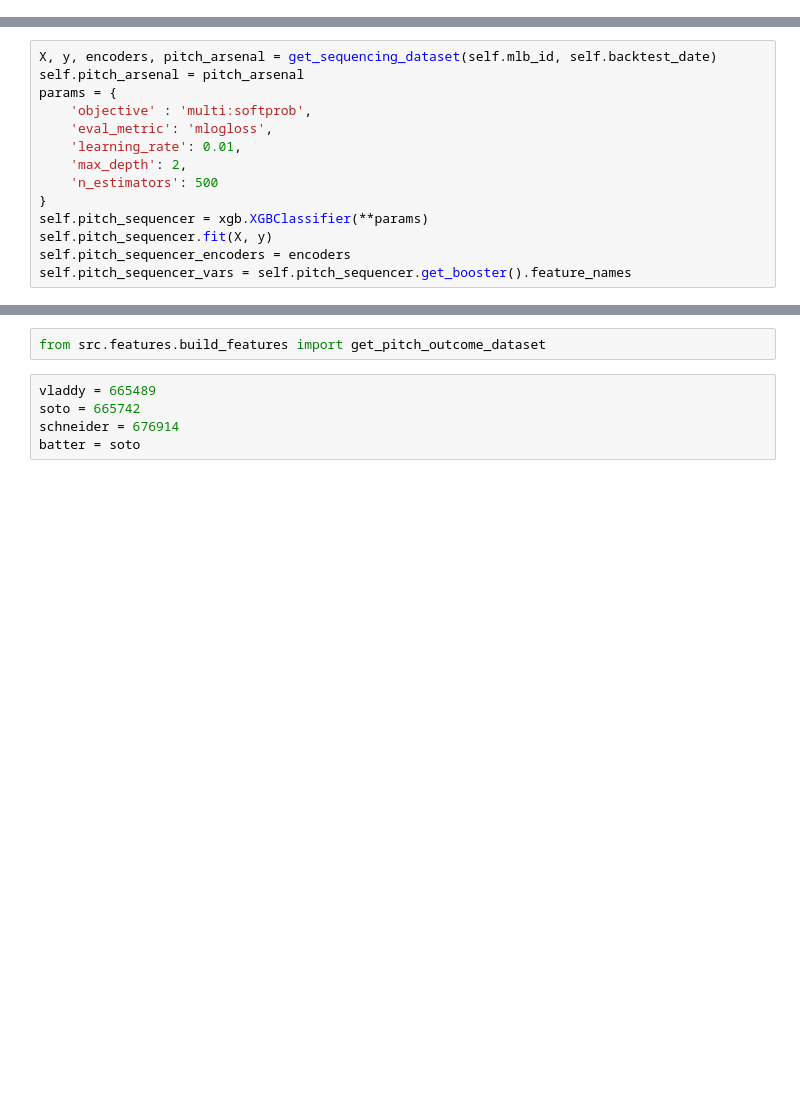
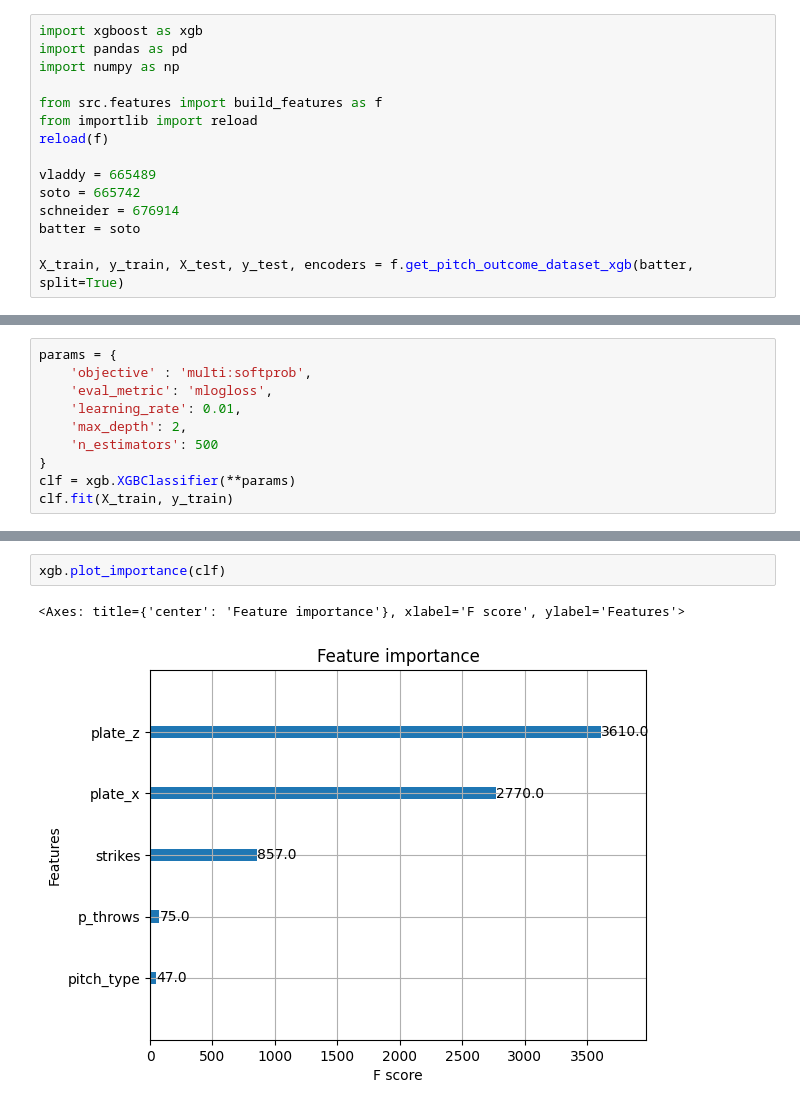
Before and after one commit to reecetec/mlb_simulator, a Jupyter notebook: notebooks/3.3-pitch-outcome-xgboost.ipynb, the cells around one changed output, grey strips where cells are left out. Drawn from its saved outputs; the diff is of its cells as text; blank space fills up the shorter version.

Commit message:
xgb for pitch outcome

```diff
--- a/notebooks/3.3-pitch-outcome-xgboost.ipynb
+++ b/notebooks/3.3-pitch-outcome-xgboost.ipynb
@@ -4,0 +1,15 @@ import numpy as np
+# %%
+import xgboost as xgb
+import pandas as pd
+import numpy as np
+
+from src.features import build_features as f
+from importlib import reload
+reload(f)
+
+vladdy = 665489
+soto = 665742
+schneider = 676914
+batter = soto
+
+X_train, y_train, X_test, y_test, encoders = f.get_pitch_outcome_dataset_xgb(batter, split=True)
@@ -5,6 +26,4 @@ import numpy as np
 # %%
-X, y, encoders, pitch_arsenal = get_sequencing_dataset(self.mlb_id, self.backtest_date)
-self.pitch_arsenal = pitch_arsenal
 params = {
     'objective' : 'multi:softprob',
     'eval_metric': 'mlogloss',
@@ -12,7 +31,5 @@ params = {
     'max_depth': 2,
     'n_estimators': 500
 }
-self.pitch_sequencer = xgb.XGBClassifier(**params)
-self.pitch_sequencer.fit(X, y)
-self.pitch_sequencer_encoders = encoders
-self.pitch_sequencer_vars = self.pitch_sequencer.get_booster().feature_names
+clf = xgb.XGBClassifier(**params)
+clf.fit(X_train, y_train)
@@ -19,7 +48,5 @@ self.pitch_sequencer_vars = self.pitch_sequencer.get_booster().feature_names
-# %%
-from src.features.build_features import get_pitch_outcome_dataset
-# %%
-vladdy = 665489
-soto = 665742
-schneider = 676914
-batter = soto
+# %%
+xgb.plot_importance(clf)
+# %% [output]
+<Axes: title={'center': 'Feature importance'}, xlabel='F score', ylabel='Features'>
+[figure, added]
```
Also changed, not shown: parts of 10 cells of this notebook, 3 other files.
